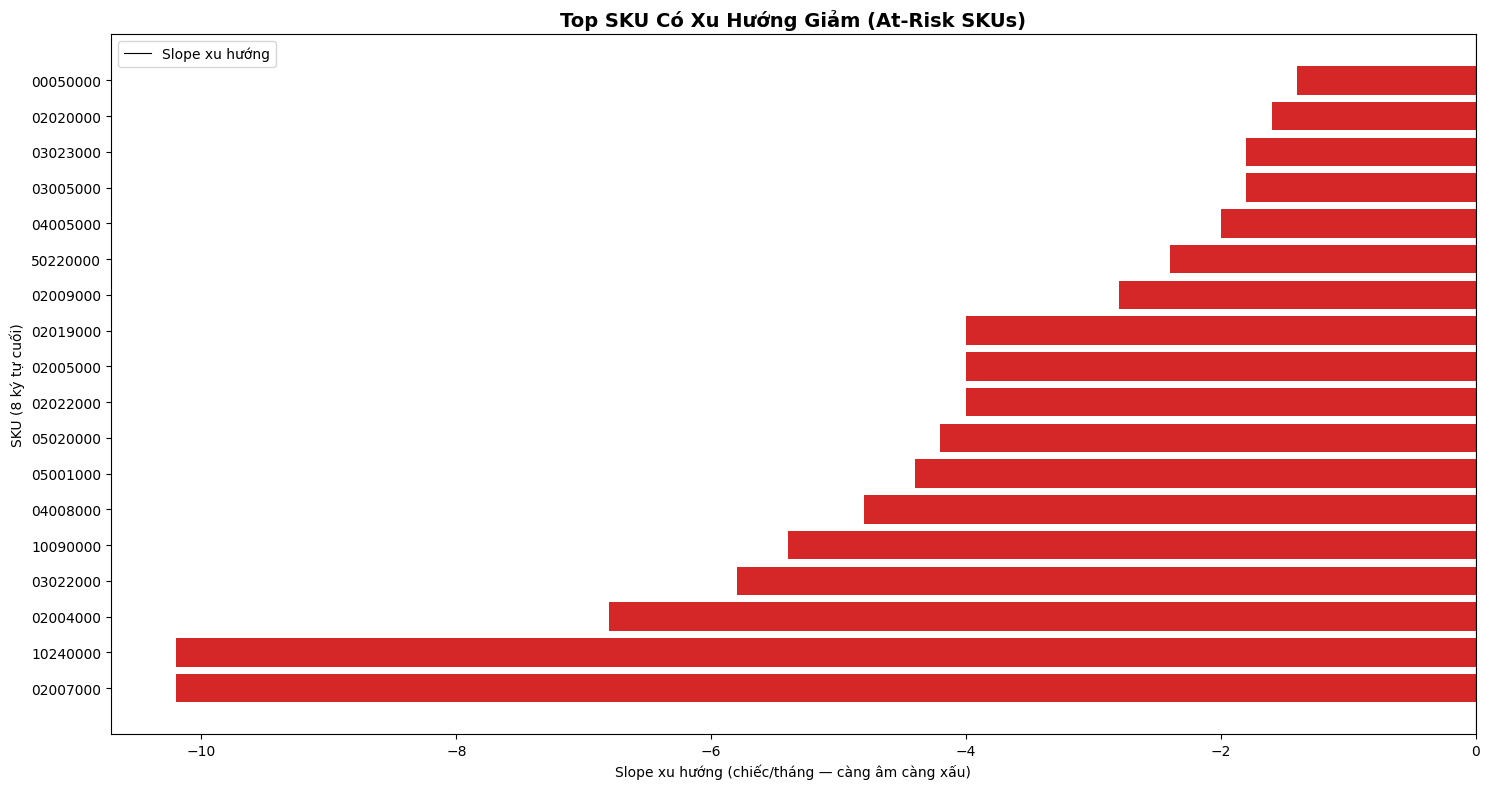
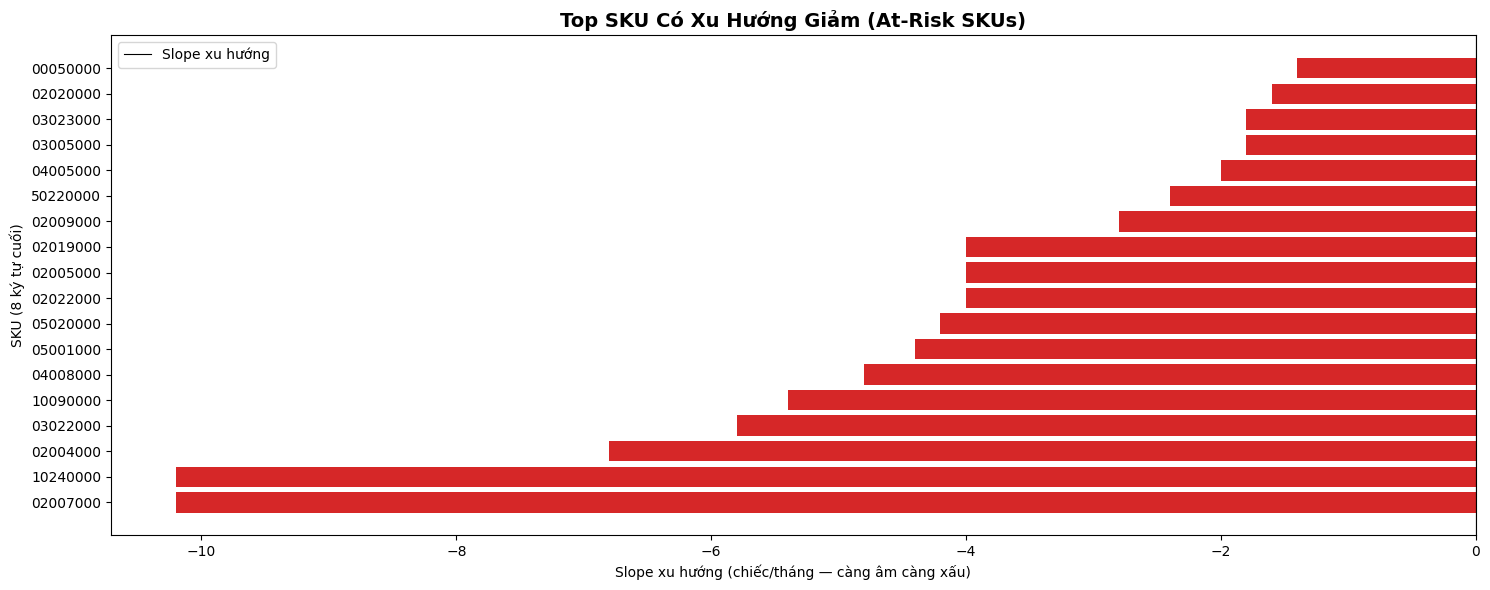
Code edit (unified diff) that turned the first committed figure into the second:
--- before
+++ after
@@ -1,4 +1,4 @@
 # Cell 14: Biểu đồ SKU at-risk (horizontal bar)
-fig, ax = plt.subplots(figsize=(15, 8))
+fig, ax = plt.subplots(figsize=(15, 6))
 sku_labels = at_risk['product_code'].str[-8:].tolist()
 ax.barh(sku_labels, at_risk['slope'].values, color='C3')

Commit: Rebuild 5 academic notebooks from 15 template repos Cloned all 15 repos (r01-r15), read each notebook structure, then adapted cell-by-cell without breaking template structure. Notebooks: - 00_eda.ipynb          (34 cells | r05+r13 templates | statsmodels decomp/ACF/PACF) - 01_q1_sales_forecast  (39 